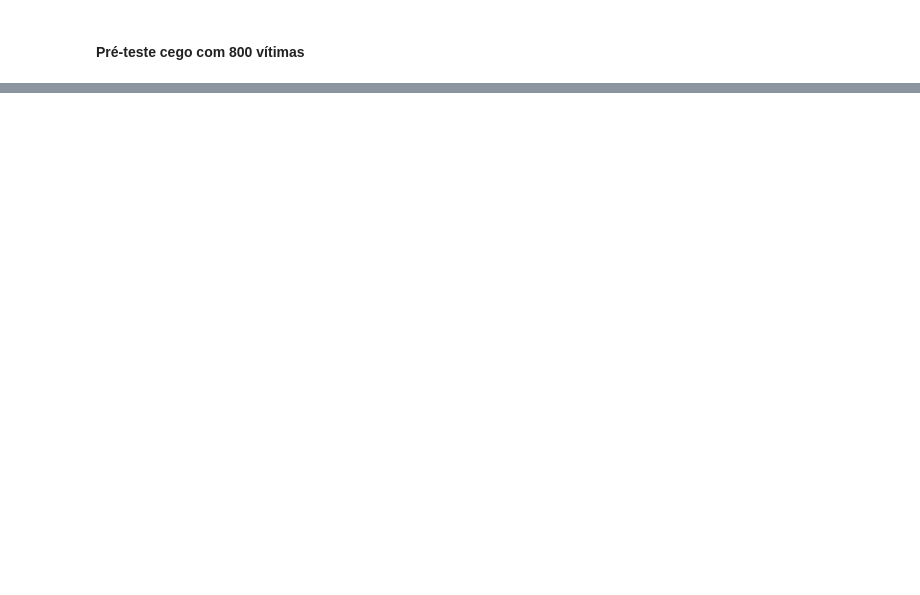
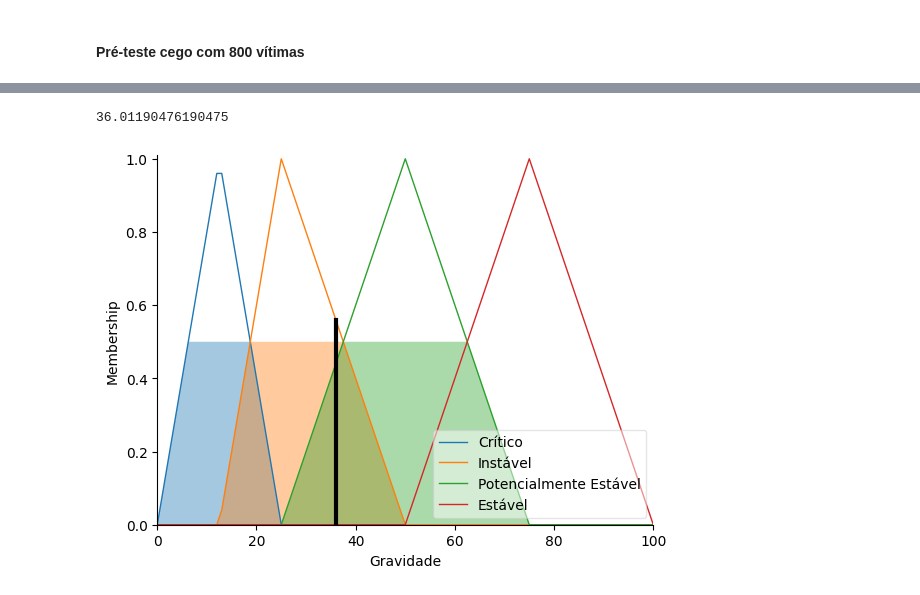
Before and after one commit to tacla/VictimSim2, a Jupyter notebook: ex02_random_dfs/notebooks/classificadores.ipynb, the cells around one changed output, grey strips where cells are left out. Cells and saved outputs as stored; diff of their text form; code cells hidden in the pictures; blank space fills up the shorter version.

Commit message:
Finish fuzzy classification

```diff
--- a/ex02_random_dfs/notebooks/classificadores.ipynb
+++ b/ex02_random_dfs/notebooks/classificadores.ipynb
@@ -290,0 +195,20 @@ joblib.dump(clf, 'decision_tree_model.joblib')
+# %%
+# Create the membership function for breathing
+# Partitions:
+# respiracao < 14fr igual a Baixa
+# 14 fr <= respiracao <= 18fr igual a Normal
+# respiracao >= 18fr igual a Alta
+respiracao['Baixa'] = fuzz.trimf(x_respiracao,[0,7,14])
+respiracao['Normal'] = fuzz.trimf(x_respiracao,[7,14,18])
+respiracao['Alta'] = fuzz.trimf(x_respiracao,[14,18,22])
+# %%
+# Create the membership function for gravity
+# Partitions:
+# 0 <= gravidade <= 25 igual a Crítico
+# 25 < gravidade <= 50 igual a Instável
+# 50 < gravidade <= 75 igual a Potencialmente Estável
+# 75 < gravidade <= 100 igual a Estável
+gravidade['Crítico'] = fuzz.trimf(x_gravidade,[0,12.5,25])
+gravidade['Instável'] = fuzz.trimf(x_gravidade,[12.5,25,50])
+gravidade['Potencialmente Estável'] = fuzz.trimf(x_gravidade,[25,50,75])
+gravidade['Estável'] = fuzz.trimf(x_gravidade,[50,75,100])
@@ -290,0 +258,17 @@ joblib.dump(clf, 'decision_tree_model.joblib')
+# %%
+# Build fuzzy system
+fuzzy_ctrl = ctrl.ControlSystem([rule1,rule2,rule3,rule4,rule5,rule6,rule7,rule8,rule9,rule10,rule11,rule12,
+                                  rule13,rule14,rule15,rule16,rule17,rule18,rule19,rule20,rule21,rule22,rule23,
+                                  rule24,rule25,rule26,rule27])
+fuzzy = ctrl.ControlSystemSimulation(fuzzy_ctrl)
+# %%
+fuzzy.input['qPA'] = 0
+fuzzy.input['Pulsacao'] = 80
+fuzzy.input['Respiracao'] = 19
+# %%
+fuzzy.compute()
+print(fuzzy.output['Gravidade'])
+gravidade.view(sim=fuzzy)
+# %% [output]
+36.01190476190475
+[figure, added]
```
Also changed, not shown: parts of 53 cells of this notebook.
